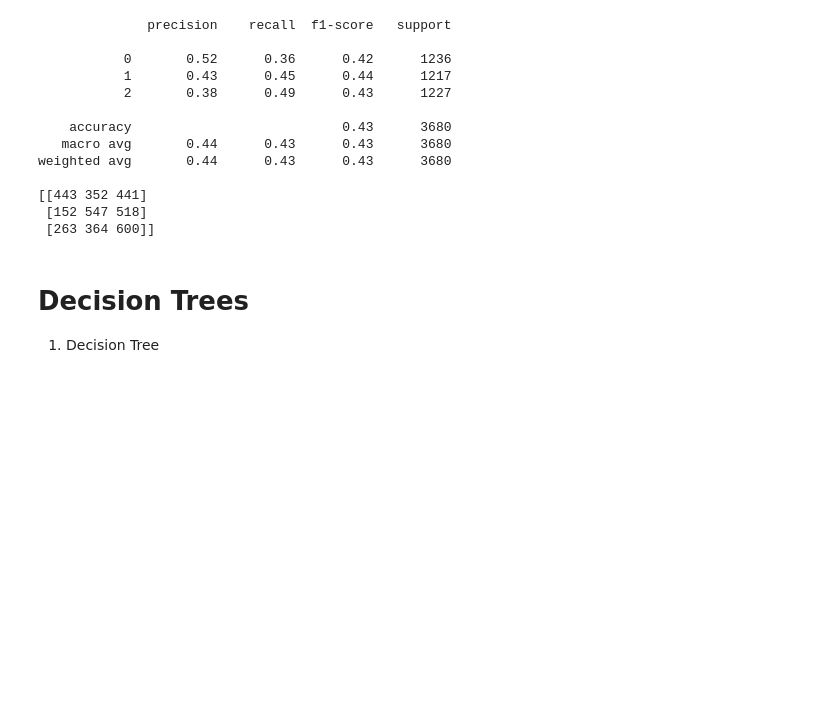
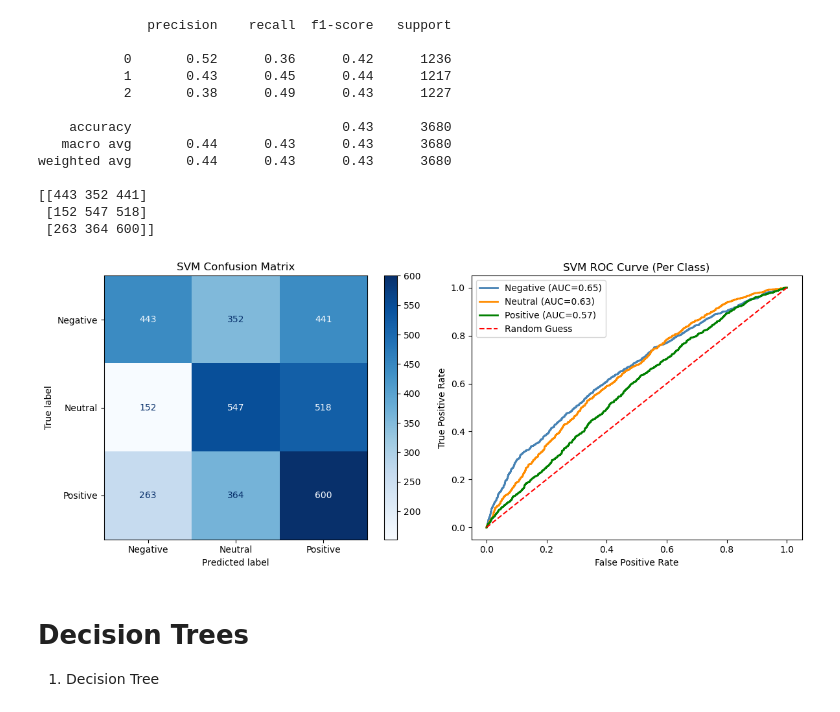
Before and after one commit to yifeica0/ECS171-Group8, a Jupyter notebook: ModelTraining/Regular_ML/Chuyuan.ipynb, the cells around one changed output. Saved outputs shown, nothing was run; the diff lists cells and outputs as text; code cells hidden in the pictures; blank space fills up the shorter version.

```diff
--- a/ModelTraining/Regular_ML/Chuyuan.ipynb
+++ b/ModelTraining/Regular_ML/Chuyuan.ipynb
@@ -271,6 +274,7 @@ svm_pipeline = Pipeline([
         C=1.0,             # regularisation: lower C = wider margin (more tolerant of misclassification)
                            #                 higher C = narrower margin (fits training data tighter)
         class_weight='balanced',  # handles class imbalance automatically
+        probability=True,
         random_state=42
     ))
 ])
@@ -400,7 +426,7 @@ Fine-tuning around C=1 with gamma (rbf kernel):
 best_pipe = Pipeline([
     ('scaler', StandardScaler()),
     ('svm', SVC(kernel='rbf', C=1.0, gamma='scale',
-                class_weight='balanced', random_state=42))
+                class_weight='balanced', probability = True, random_state=42))
 ])
 
 # Train on full training set, evaluate on held-out test set
@@ -424,6 +450,44 @@ weighted avg       0.44      0.43      0.43      3680
 [[443 352 441]
  [152 547 518]
  [263 364 600]]
+# %%
+from sklearn.metrics import ConfusionMatrixDisplay, roc_curve, auc
+from sklearn.preprocessing import label_binarize
+
+classes = [0, 1, 2]
+class_names = ['Negative', 'Neutral', 'Positive']
+
+y_prob     = best_pipe.predict_proba(X_test)
+y_test_bin = label_binarize(y_test, classes=classes)
+
+fig, axes = plt.subplots(1, 2, figsize=(12, 5))
+
+#Confusion Matrix
+ConfusionMatrixDisplay.from_predictions(
+    y_test, y_pred,
+    display_labels=class_names,
+    cmap='Blues',
+    ax=axes[0]
+)
+axes[0].set_title('SVM Confusion Matrix')
+
+# Plot 2: ROC Curve (Per Class)
+colors = ['steelblue', 'darkorange', 'green']
+for i, (class_name, color) in enumerate(zip(class_names, colors)):
+    fpr, tpr, _ = roc_curve(y_test_bin[:, i], y_prob[:, i])
+    roc_auc = auc(fpr, tpr)
+    axes[1].plot(fpr, tpr, color=color, lw=2, label=f'{class_name} (AUC={roc_auc:.2f})')
+
+axes[1].plot([0, 1], [0, 1], 'r--', label='Random Guess')
+axes[1].set_title('SVM ROC Curve (Per Class)')
+axes[1].set_xlabel('False Positive Rate')
+axes[1].set_ylabel('True Positive Rate')
+axes[1].legend()
+
+plt.tight_layout()
+plt.show()
+# %% [output]
+[figure, added]
 # %% [markdown]
 # Decision Trees
 1. Decision Tree
```
Also changed, not shown: parts of 7 cells of this notebook.
